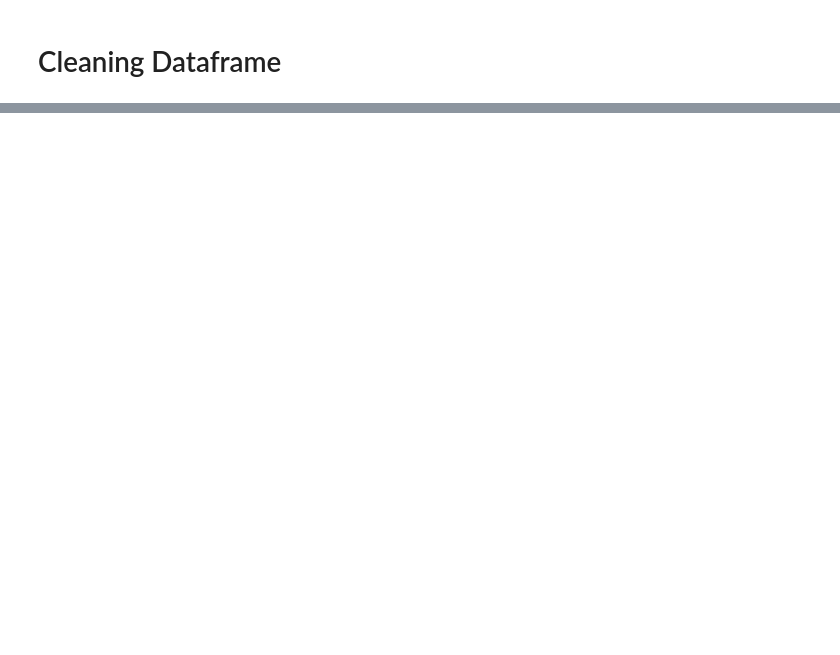
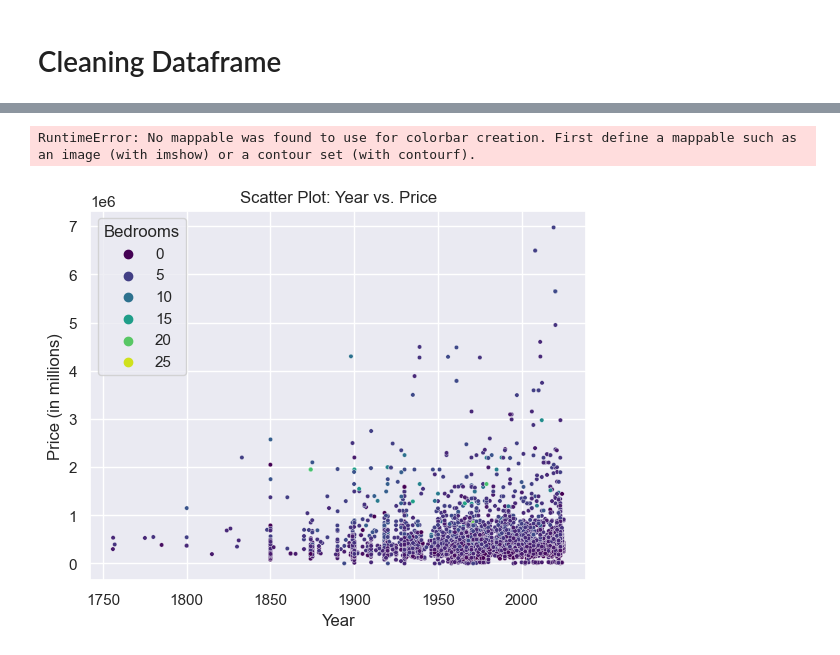
Before and after one commit to JonathanRabbi/Data_Analysis_Immo, a Jupyter notebook: Clean_Dataframe.ipynb, the cells around one changed output, grey strips where cells are left out. Saved outputs shown, nothing was run; the diff lists cells and outputs as text; code cells hidden in the pictures; blank space fills up the shorter version.

Commit message:
Filtered price

```diff
--- a/Clean_Dataframe.ipynb
+++ b/Clean_Dataframe.ipynb
@@ -119,0 +155,39 @@ dtype: int64
+# %%
+import pandas as pd
+import numpy as np
+import seaborn as sns
+import matplotlib.pyplot as plt
+
+# Assuming you have a DataFrame named df
+
+# Filter out rows with Construction year of 0
+filtered_df = df[df['Construction year'] != 0]
+
+# Extract the required columns from the filtered DataFrame
+years = filtered_df['Construction year']
+prices = filtered_df['Price']
+categories = filtered_df['Bedrooms']
+
+# Add jitter to the x-axis within each category
+jitter = np.random.uniform(low=-0.1, high=0.1, size=len(years))
+jittered_years = years + jitter
+
+# Set the style
+sns.set(style='darkgrid')
+
+# Create the scatter plot using Seaborn
+sns.scatterplot(x=jittered_years, y=prices, hue=categories, palette='viridis', s=10)
+
+# Set the labels and title
+plt.xlabel('Year')
+plt.ylabel('Price (in millions)')
+plt.title('Scatter Plot: Year vs. Price')
+
+# Add a colorbar to indicate the number of bedrooms
+plt.colorbar(label='Bedrooms')
+
+# Display the plot
+plt.show()
+# %% [output]
+RuntimeError: No mappable was found to use for colorbar creation. First define a mappable such as an image (with imshow) or a contour set (with contourf).
+[figure, added]
```
Also changed, not shown: parts of 21 cells of this notebook, 2 other files.
